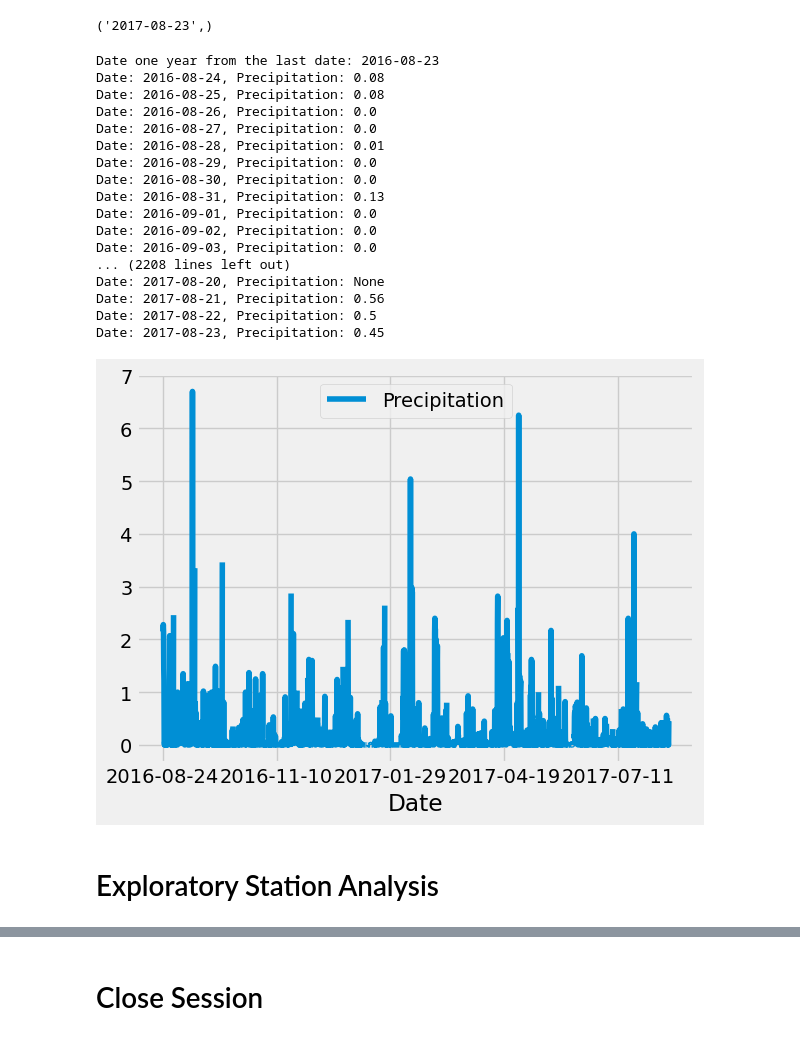
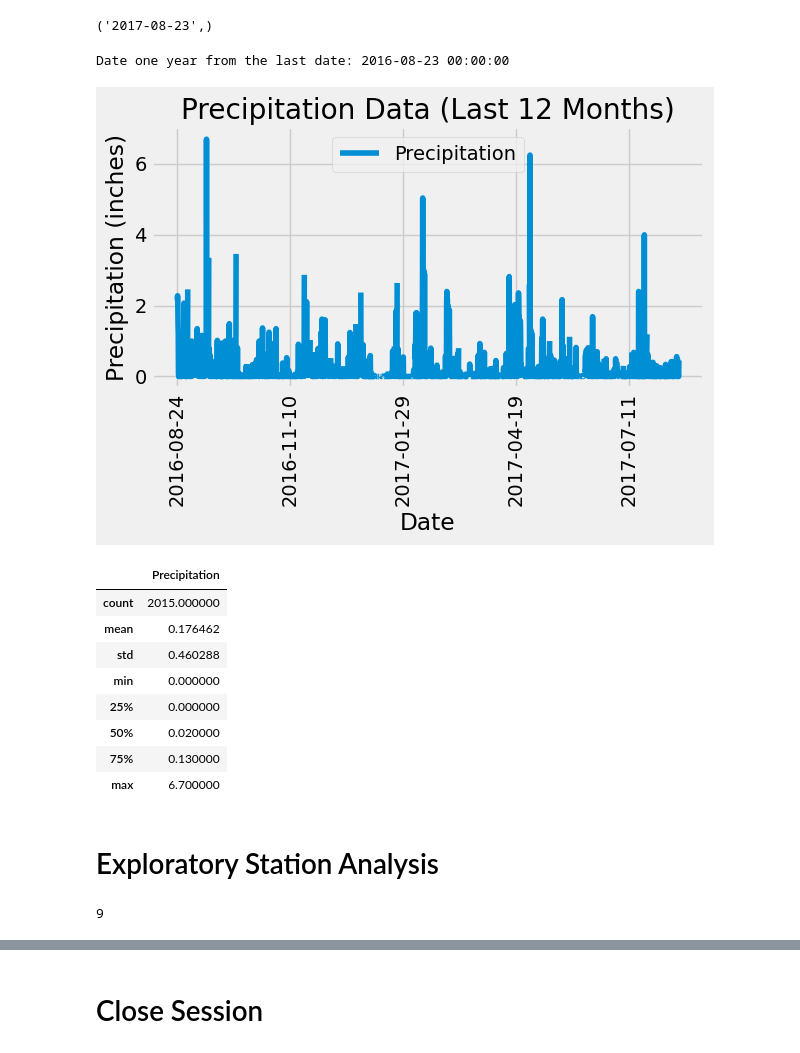
Before and after one commit to laurajanefaulds/sqlalchemy-challenge, a Jupyter notebook: SurfsUp/climate_starter.ipynb, the cells around one changed output, grey strips where cells are left out. Cells and saved outputs as stored; diff of their text form; code cells hidden in the pictures.

```diff
--- a/SurfsUp/climate_starter.ipynb
+++ b/SurfsUp/climate_starter.ipynb
@@ -40,3 +37,6 @@ session = Session(engine)
+# %%
+# Create our session (link) from Python to the DB
+session = Session(engine)
 # %% [markdown]
 # Exploratory Precipitation Analysis
 # %%
@@ -49,59 +49,56 @@ print(most_recent_date)
 # %%
 # Design a query to retrieve the last 12 months of precipitation data and plot the results.
 # Starting from the most recent data point in the database.
 
 # Calculate the date one year from the last date in the data set
-last_year_date = session.query(func.date(most_recent_date.date, '-1 year')).scalar()
+most_recent_date = session.query(func.max(Measurement.date)).scalar()
+most_recent_date = datetime.strptime(most_recent_date, '%Y-%m-%d')
+last_year_date = most_recent_date - timedelta(days=365)
 print("Date one year from the last date:", last_year_date)
 
 # Perform a query to retrieve the data and precipitation scores
-start_date = datetime.strptime('2016-08-23', '%Y-%m-%d')
-end_date = datetime.strptime('2017-08-23', '%Y-%m-%d')
-
 scores = session.query(Measurement.date, Measurement.prcp)\
-                .filter(Measurement.date >= start_date, Measurement.date <= end_date)\
+                .filter(Measurement.date >= last_year_date)\
                 .all()
 
-# Iterate over the results and print the precipitation and date
-for date, prcp in scores:
-    print(f"Date: {date}, Precipitation: {prcp}")
+# Save the query results as a Pandas DataFrame. Explicitly set the column names
+scores_df = pd.DataFrame(scores, columns=["Date", "Precipitation"])
 
-# Sort the dataframe by date
-
-scores_df = pd.DataFrame(scores, columns=["Date", "Precipitation"])
-scores2_df = scores_df.sort_values("Date")
-scores2_df.head()
+# Sort the DataFrame by date
+scores_df = scores_df.sort_values("Date")
 
 # Use Pandas Plotting with Matplotlib to plot the data
-
-
-scores2_df.plot(kind='line', x="Date", y="Precipitation")
+scores_df.plot(kind='line', x="Date", y="Precipitation")
+plt.xlabel("Date")
+plt.ylabel("Precipitation (inches)")
+plt.title("Precipitation Data (Last 12 Months)")
+plt.xticks(rotation=90)
+plt.tight_layout()
 plt.show()
 # %% [output]
-Date one year from the last date: 2016-08-23
-Date: 2016-08-24, Precipitation: 0.08
-Date: 2016-08-25, Precipitation: 0.08
-Date: 2016-08-26, Precipitation: 0.0
-Date: 2016-08-27, Precipitation: 0.0
-Date: 2016-08-28, Precipitation: 0.01
-Date: 2016-08-29, Precipitation: 0.0
-Date: 2016-08-30, Precipitation: 0.0
-Date: 2016-08-31, Precipitation: 0.13
-Date: 2016-09-01, Precipitation: 0.0
-Date: 2016-09-02, Precipitation: 0.0
-Date: 2016-09-03, Precipitation: 0.0
-... (2208 lines left out)
-Date: 2017-08-20, Precipitation: None
-Date: 2017-08-21, Precipitation: 0.56
-Date: 2017-08-22, Precipitation: 0.5
-Date: 2017-08-23, Precipitation: 0.45
+Date one year from the last date: 2016-08-23 00:00:00
-[figure, old version]
+[figure, new version]
 # %%
 # Use Pandas to calculate the summary statistics for the precipitation data
+scores_df.describe()
+# %% [output]
+|  | Precipitation |
+| count | 2015.000000 |
+| mean | 0.176462 |
+| std | 0.460288 |
+| min | 0.000000 |
+| 25% | 0.000000 |
+| 50% | 0.020000 |
+| 75% | 0.130000 |
+| max | 6.700000 |
 # %% [markdown]
 # Exploratory Station Analysis
 # %%
 # Design a query to calculate the total number of stations in the dataset
+station_count = session.query(Station).filter_by(station=Station.station).count()
+print(station_count)
+# %% [output]
+9
 # %%
 # Design a query to find the most active stations (i.e. which stations have the most rows?)
 # List the stations and their counts in descending order.
```
Also changed, not shown: parts of 3 cells of this notebook.
